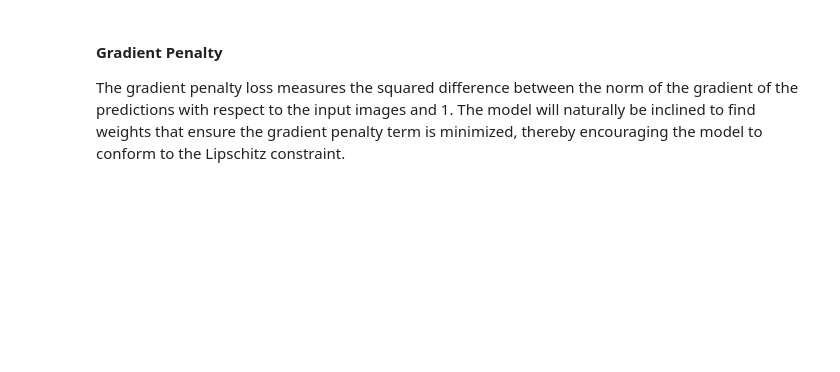
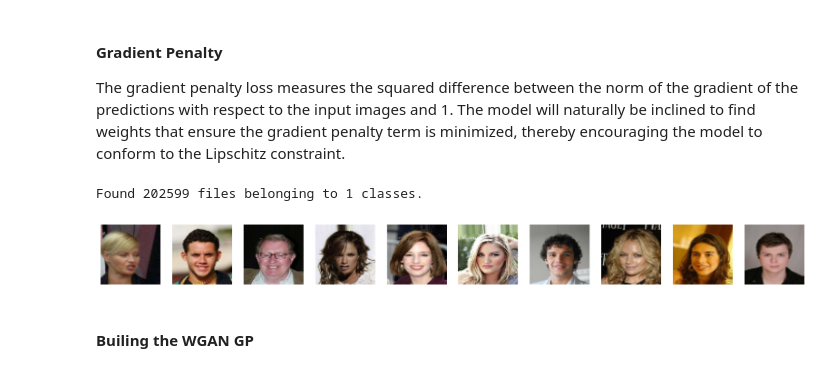
Before and after one commit to vinayex2/generative_models, a Jupyter notebook: Chapter4_WGAN.ipynb, the cells around one changed output. Drawn from its saved outputs; the diff is of its cells as text; code cells hidden in the pictures; blank space fills up the shorter version.

Commit message:
Completed WGAN Chapter

```diff
--- a/Chapter4_WGAN.ipynb
+++ b/Chapter4_WGAN.ipynb
@@ -71,0 +77,43 @@ conform to the Lipschitz constraint.
+# %%
+IMAGE_SIZE = 64
+CHANNELS = 3
+BATCH_SIZE = 512
+NUM_FEATURES = 64
+Z_DIM = 128
+LEARNING_RATE = 0.0002
+ADAM_BETA_1 = 0.5
+ADAM_BETA_2 = 0.999
+EPOCHS = 200
+CRITIC_STEPS = 3
+GP_WEIGHT = 10.0
+LOAD_MODEL = False
+ADAM_BETA_1 = 0.5
+ADAM_BETA_2 = 0.9
+# %%
+folder = 'C:\\Users\\Whitebox\\Desktop\\envs_and_git_repos\\generative_models\\data\\celeba\\img_align_celeba\\img_align_celeba\\img_align_celeba'
+# %%
+train_data = utils.image_dataset_from_directory(
+ folder,
+ labels=None
+ ,color_mode='rgb'
+ ,image_size=(IMAGE_SIZE,IMAGE_SIZE)
+ ,batch_size=BATCH_SIZE
+ ,shuffle=True
+ ,seed=42
+ ,interpolation='bilinear'
+)
+
+def prepocess(img):
+    img = (tf.cast(img,'float32') - 127.5)/127.5
+    return img
+
+train = train_data.map(lambda x: prepocess(x))
+# %% [output]
+Found 202599 files belonging to 1 classes.
+# %%
+train_sample = sample_batch(train)
+display(train_sample,cmap=None)
+# %% [output]
+[figure, added]
+# %% [markdown]
+#### Builing the WGAN GP
```
Also changed, not shown: parts of 5 cells of this notebook, 1 other file.
